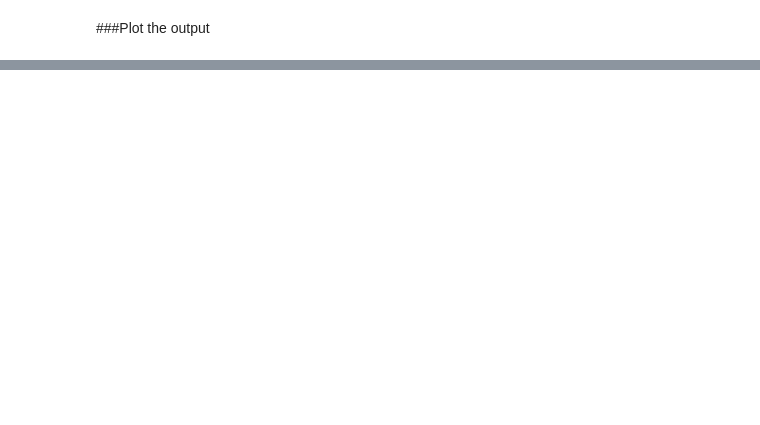
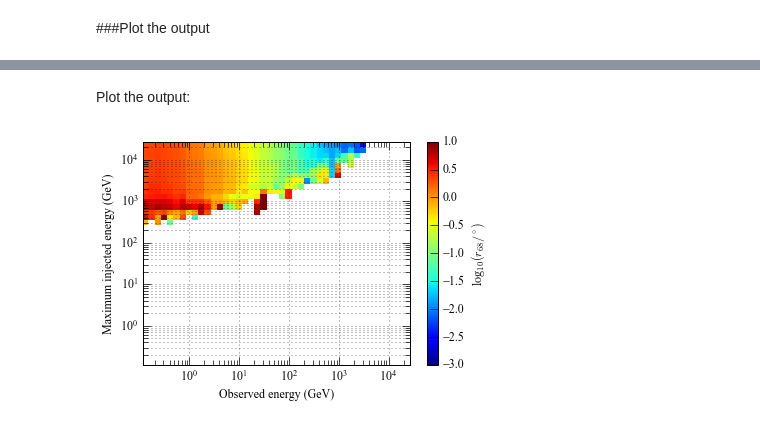
Before and after one commit to me-manu/myElmag202, a Jupyter notebook: example.ipynb, the cells around one changed output, grey strips where cells are left out. Cells and saved outputs as stored; diff of their text form; code cells hidden in the pictures; blank space fills up the shorter version.

```diff
--- a/example.ipynb
+++ b/example.ipynb
@@ -311,0 +327,3 @@ plt.savefig('cascade_example.png', format = 'png', dpi = 200)
+# %%
+tmax = 1e7 # max time delay in years
+bbbTcut = bbb.apply_time_cut(binByBinCasc, e.t_lbounds,tmax)
@@ -311,0 +332,27 @@ plt.savefig('cascade_example.png', format = 'png', dpi = 200)
+# %%
+r = bbb.calc_cont_radius_2d(bbbTcut,e.EeV_lbounds,e.th,conf = 0.68, interp = True)
+# %% [markdown]
+Plot the output:
+# %%
+ee,EE = np.meshgrid(e.EeV / 1e9, e.EeV / 1e9)
+cp = plt.cm.jet
+
+vmax = 1.
+vmin = -3.
+ax = plt.subplot(111)
+ax.set_xscale('log')
+ax.set_yscale('log')
+im = plt.pcolormesh(ee,EE,np.log10(r),
+                  cmap = cp,
+                  vmin = vmin,
+                  vmax = vmax,
+                  )
+plt.colorbar(im, label = '$\log_{10}(r_{68} / {}^\circ)$')
+#cp.set_under('1.')
+plt.xlabel('Observed energy (GeV)')
+plt.ylabel('Maximum injected energy (GeV)')
+plt.axis(np.array([e.EeV[0],e.EeV[-1],e.EeV[0],e.EeV[-1]])/1e9)
+plt.grid(which = 'both', axis = 'y')
+plt.grid(which = 'major', axis = 'x')
+# %% [output]
+[figure, added]
```
Also changed, not shown: parts of 21 cells of this notebook.
